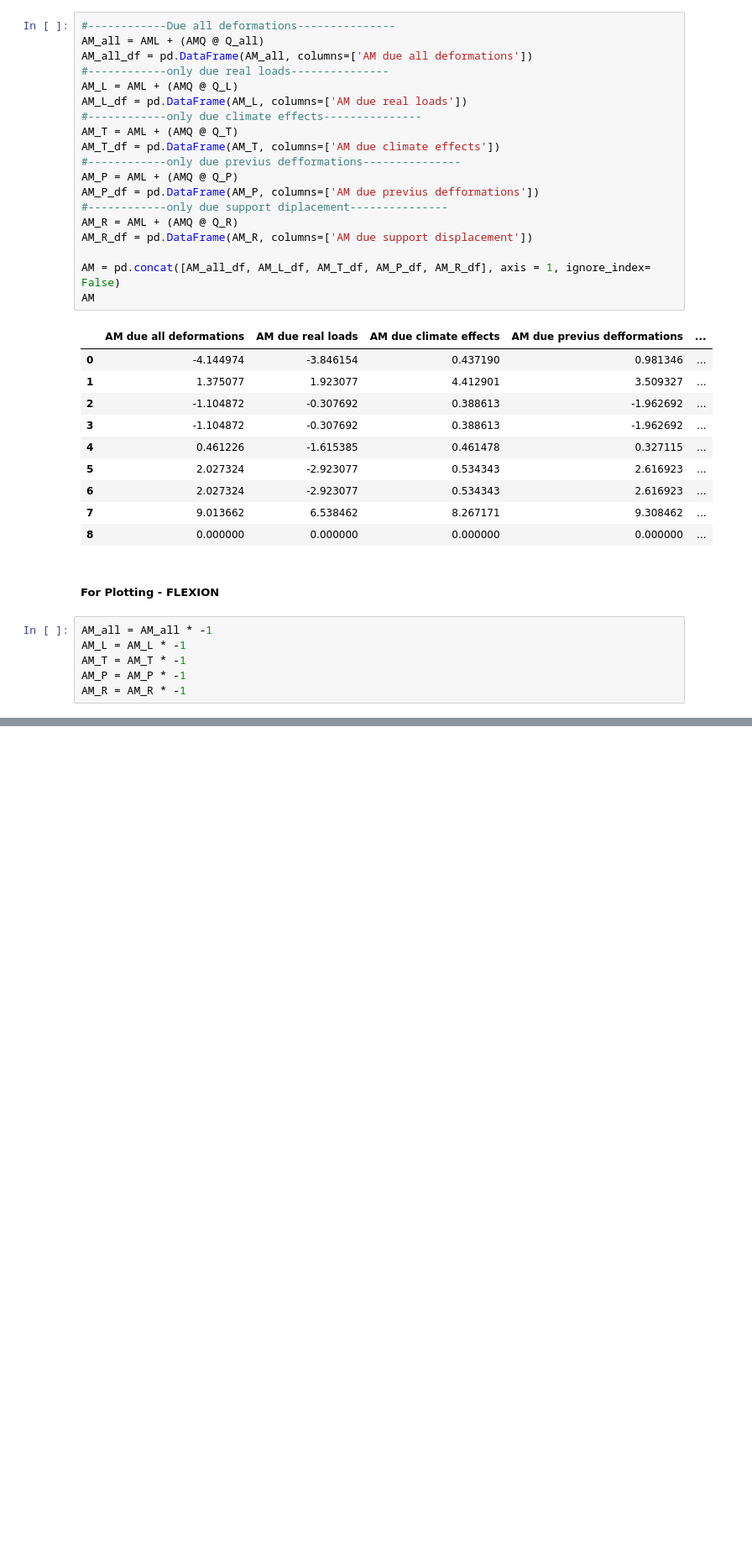
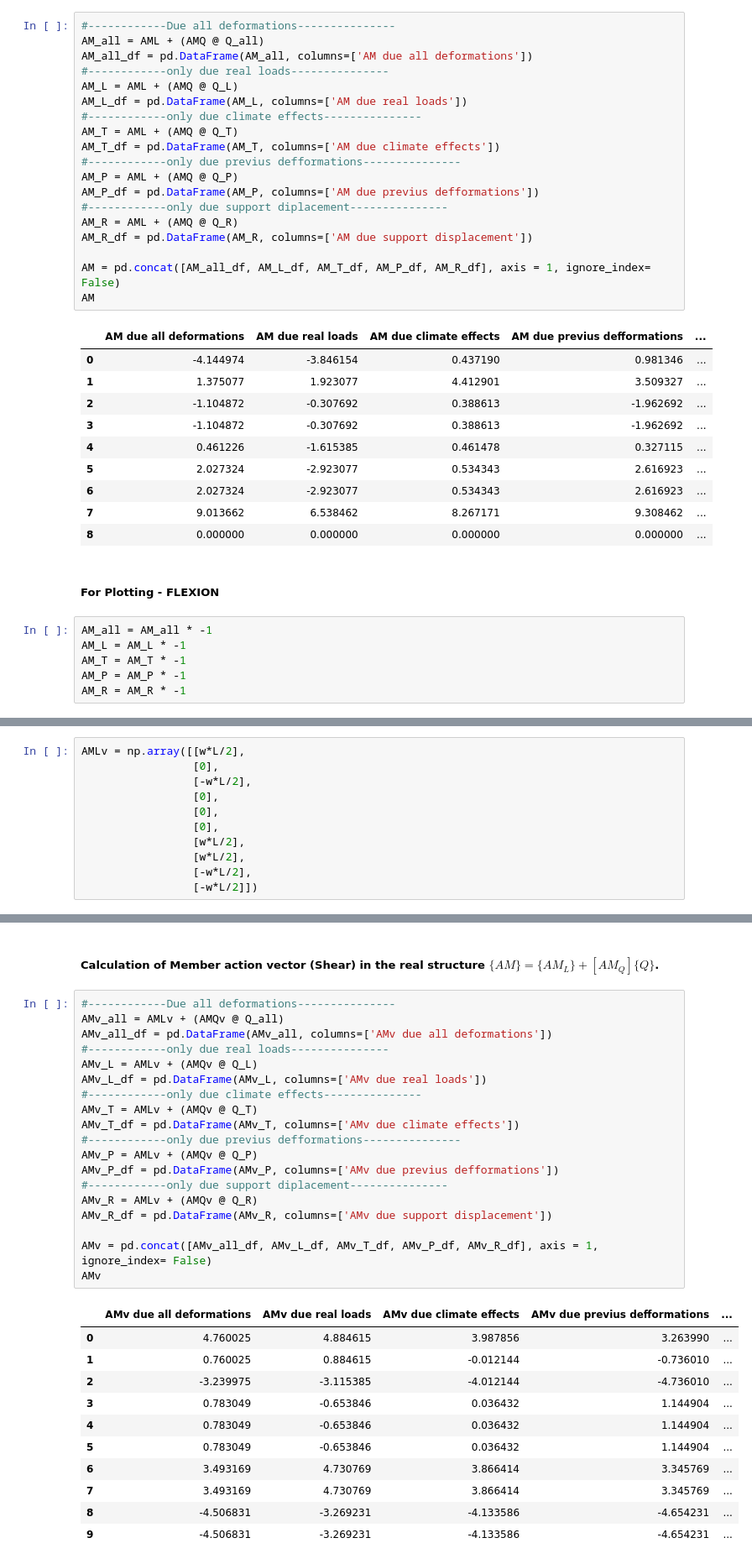
Before and after one commit to Normando1945/Repo_Maxtrix_Analisys, a Jupyter notebook: examples/Flex_manual_AM_GR1_2026_01.ipynb, the cells around one changed output, grey strips where cells are left out. Shown at 84% size. Cells and saved outputs as stored; diff of their text form; blank space fills up the shorter version.

```diff
--- a/examples/Flex_manual_AM_GR1_2026_01.ipynb
+++ b/examples/Flex_manual_AM_GR1_2026_01.ipynb
@@ -457,0 +348,11 @@ Plot_Flexion.Plot_AM_Manual_Flexural_Method()
+# %%
+AMLv = np.array([[w*L/2],
+                 [0],
+                 [-w*L/2],
+                 [0],
+                 [0],
+                 [0],
+                 [w*L/2],
+                 [w*L/2],
+                 [-w*L/2],
+                 [-w*L/2]])
@@ -457,0 +373,33 @@ Plot_Flexion.Plot_AM_Manual_Flexural_Method()
+# %% [markdown]
+##### Calculation of Member action vector (Shear) in the real structure $\{AM\} = \{AM_L\}+[AM_Q]\{Q\}$.
+# %%
+#------------Due all deformations---------------
+AMv_all = AMLv + (AMQv @ Q_all)
+AMv_all_df = pd.DataFrame(AMv_all, columns=['AMv due all deformations'])
+#------------only due real loads---------------
+AMv_L = AMLv + (AMQv @ Q_L)
+AMv_L_df = pd.DataFrame(AMv_L, columns=['AMv due real loads'])
+#------------only due climate effects---------------
+AMv_T = AMLv + (AMQv @ Q_T)
+AMv_T_df = pd.DataFrame(AMv_T, columns=['AMv due climate effects'])
+#------------only due previus defformations---------------
+AMv_P = AMLv + (AMQv @ Q_P)
+AMv_P_df = pd.DataFrame(AMv_P, columns=['AMv due previus defformations'])
+#------------only due support diplacement---------------
+AMv_R = AMLv + (AMQv @ Q_R)
+AMv_R_df = pd.DataFrame(AMv_R, columns=['AMv due support displacement'])
+
+AMv = pd.concat([AMv_all_df, AMv_L_df, AMv_T_df, AMv_P_df, AMv_R_df], axis = 1, ignore_index= False)
+AMv
+# %% [output]
+|  | AMv due all deformations | AMv due real loads | AMv due climate effects | AMv due previus defformations | ... |
+| 0 | 4.760025 | 4.884615 | 3.987856 | 3.263990 | ... |
+| 1 | 0.760025 | 0.884615 | -0.012144 | -0.736010 | ... |
+| 2 | -3.239975 | -3.115385 | -4.012144 | -4.736010 | ... |
+| 3 | 0.783049 | -0.653846 | 0.036432 | 1.144904 | ... |
+| 4 | 0.783049 | -0.653846 | 0.036432 | 1.144904 | ... |
+| 5 | 0.783049 | -0.653846 | 0.036432 | 1.144904 | ... |
+| 6 | 3.493169 | 4.730769 | 3.866414 | 3.345769 | ... |
+| 7 | 3.493169 | 4.730769 | 3.866414 | 3.345769 | ... |
+| 8 | -4.506831 | -3.269231 | -4.133586 | -4.654231 | ... |
+| 9 | -4.506831 | -3.269231 | -4.133586 | -4.654231 | ... |
```
Also changed, not shown: parts of 10 cells of this notebook, 5 other files.
